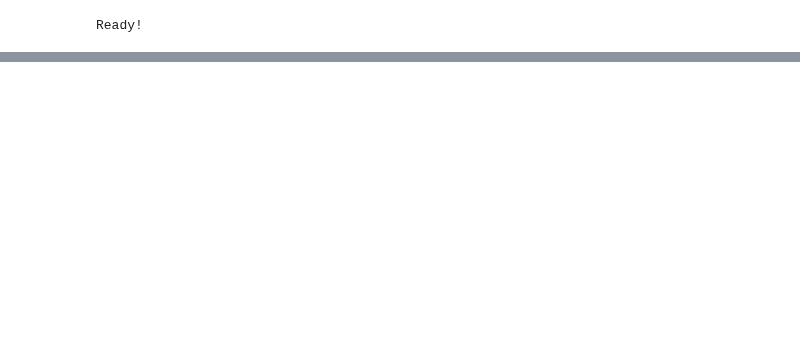
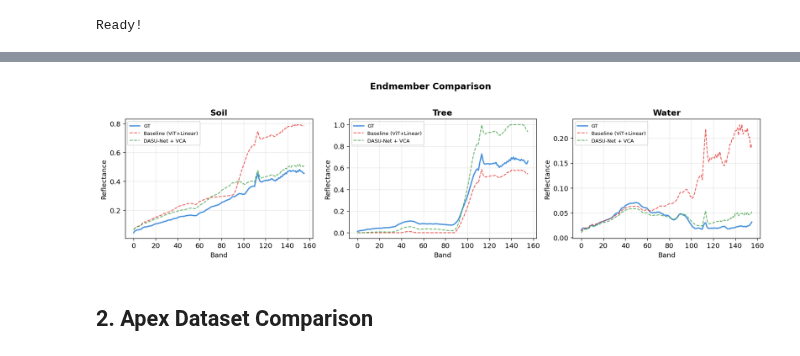
Before and after one commit to YaroslavFetisov/DASU-Net-UAV, a Jupyter notebook: notebooks/02_comparison.ipynb, the cells around one changed output, grey strips where cells are left out. Cells and saved outputs as stored; diff of their text form; code cells hidden in the pictures; blank space fills up the shorter version.

```diff
--- a/notebooks/02_comparison.ipynb
+++ b/notebooks/02_comparison.ipynb
@@ -184,0 +64,7 @@ for run, lbl in zip(runs, labels):
+# %%
+fig_end = plot_endmembers_comparison(runs_samson, labels, E_gt_samson, endmember_names=EM_NAMES_SAMSON)
+plt.show()
+# %% [output]
+[figure, added]
+# %% [markdown]
+## 2. Apex Dataset Comparison
```
Also changed, not shown: parts of 27 cells of this notebook, 3 other files.
